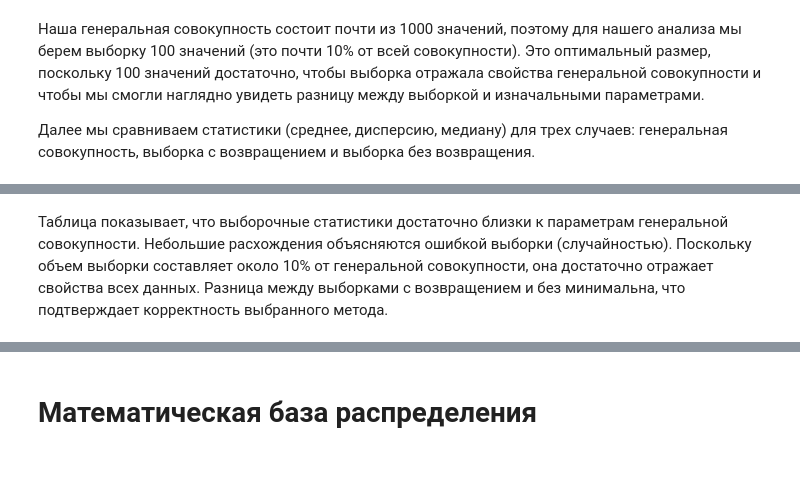
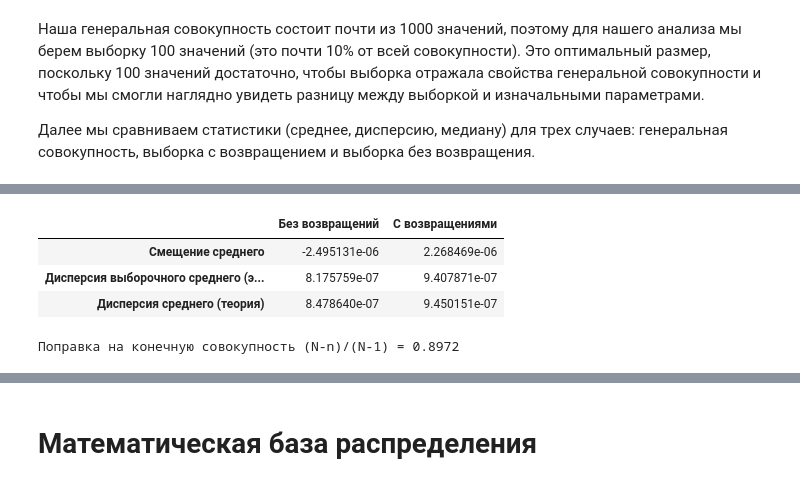
Before and after one commit to pinturia-star/lab01-stochastics, a Jupyter notebook: Lab01.ipynb, the cells around one changed output, grey strips where cells are left out. Cells and saved outputs as stored; diff of their text form; code cells hidden in the pictures.

```diff
--- a/Lab01.ipynb
+++ b/Lab01.ipynb
@@ -445,3 +426,20 @@ display(df_stats.round(6))
-# %% [markdown]
-Таблица показывает, что выборочные статистики достаточно близки к параметрам генеральной совокупности.
-Небольшие расхождения объясняются ошибкой выборки (случайностью). Поскольку объем выборки составляет около 10% от генеральной совокупности, она достаточно отражает свойства всех данных. Разница между выборками с возвращением и без минимальна, что подтверждает корректность выбранного метода.
+# %%
+#одна выборка может случайно дать искаженный вариант или нет, поэтому повторяем выбор много раз
+B = 5000
+means_wo = np.array([rng.choice(all_data, n, replace=False).mean() for _ in range(B)])
+means_w = np.array([rng.choice(all_data, n, replace=True).mean()  for _ in range(B)])
+sigma2 = all_data.var(ddof=0)
+fpc = (N - n) / (N - 1)
+
+res = pd.DataFrame({
+    'Без возвращений': [means_wo.mean() - all_data.mean(), means_wo.var(ddof=1), sigma2/n*fpc],
+    'С возвращениями': [means_w.mean() - all_data.mean(),  means_w.var(ddof=1),  sigma2/n]
+}, index=['Смещение среднего', 'Дисперсия выборочного среднего (эмпирически)', 'Дисперсия среднего (теория)'])
+display(res)
+print(f"Поправка на конечную совокупность (N-n)/(N-1) = {fpc:.4f}")
+# %% [output]
+|  | Без возвращений | С возвращениями |
+| Смещение среднего | -2.495131e-06 | 2.268469e-06 |
+| Дисперсия выборочного среднего (э... | 8.175759e-07 | 9.407871e-07 |
+| Дисперсия среднего (теория) | 8.478640e-07 | 9.450151e-07 |
+Поправка на конечную совокупность (N-n)/(N-1) = 0.8972
```
Also changed, not shown: parts of 4 cells of this notebook.
